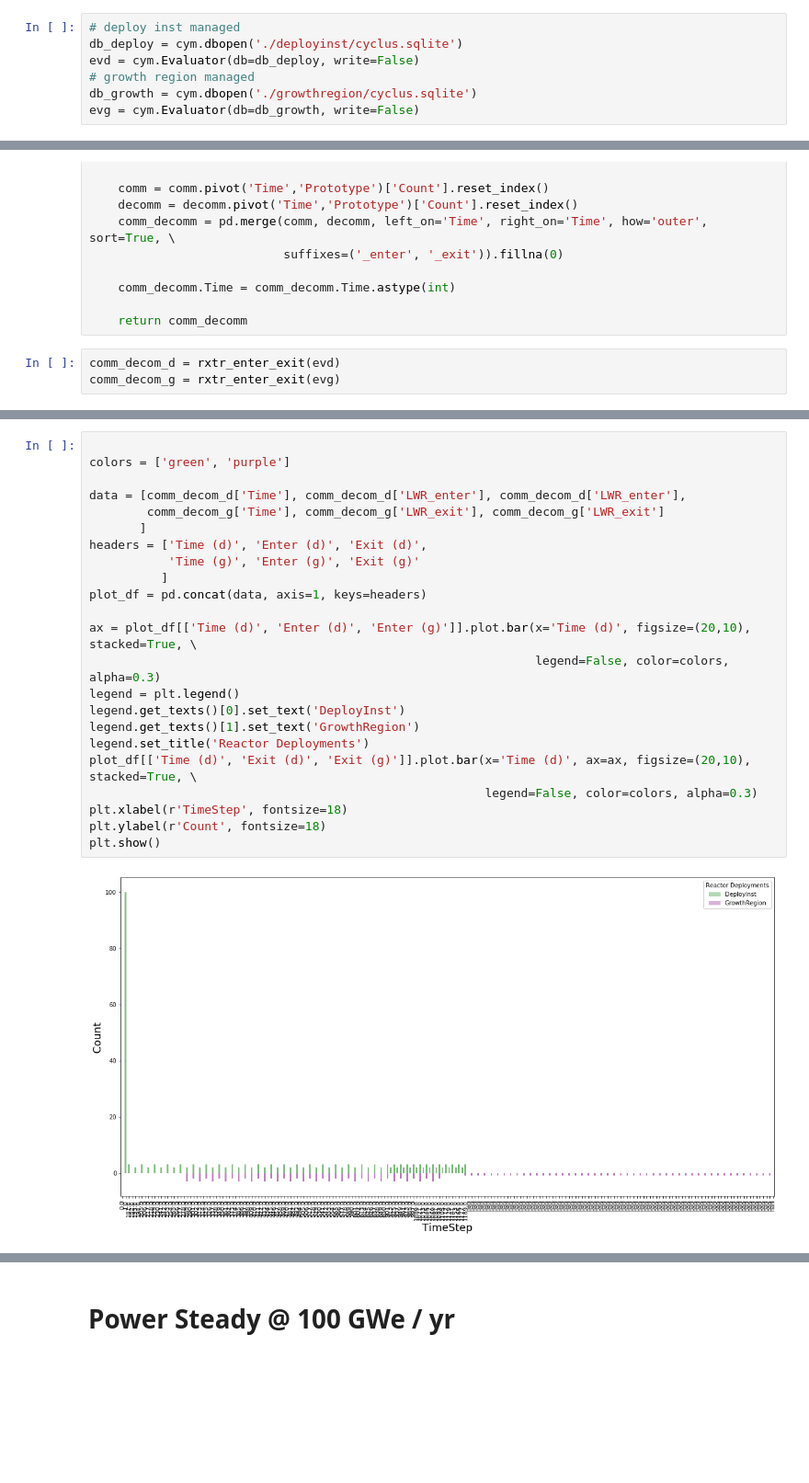
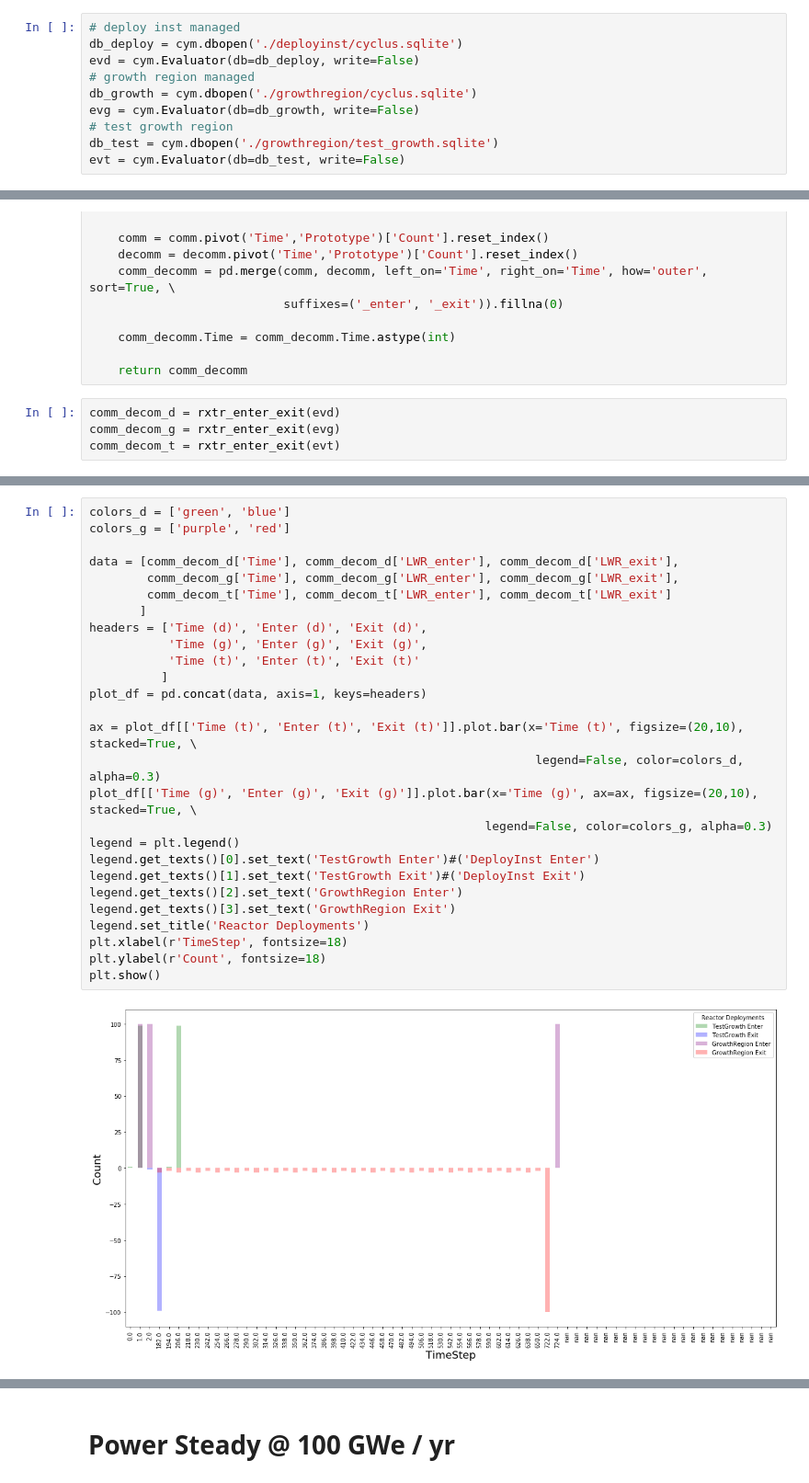
Before and after one commit to opotowsky/EG01_OPRA, a Jupyter notebook: testing_EG01.ipynb, the cells around one changed output, grey strips where cells are left out. Shown at 92% size. Drawn from its saved outputs; the diff is of its cells as text; blank space fills up the shorter version.

Commit message:
trying to understand growth region behavior....

```diff
--- a/testing_EG01.ipynb
+++ b/testing_EG01.ipynb
@@ -15,6 +15,9 @@ evd = cym.Evaluator(db=db_deploy, write=False)
 # growth region managed
 db_growth = cym.dbopen('./growthregion/cyclus.sqlite')
 evg = cym.Evaluator(db=db_growth, write=False)
+# test growth region
+db_test = cym.dbopen('./growthregion/test_growth.sqlite')
+evt = cym.Evaluator(db=db_test, write=False)
 # %% [markdown]
 # Difference in Mass Flows:
 
@@ -53,3 +60,4 @@ def rxtr_enter_exit(evaluator):
 # %%
 comm_decom_d = rxtr_enter_exit(evd)
 comm_decom_g = rxtr_enter_exit(evg)
+comm_decom_t = rxtr_enter_exit(evt)
@@ -63,28 +64,32 @@ Index(['Time', 'DU_Storage', 'Enrichment', 'LWR_enter', 'LWR_cooling',
 # %%
+colors_d = ['green', 'blue']
+colors_g = ['purple', 'red']
 
-colors = ['green', 'purple']
-
-data = [comm_decom_d['Time'], comm_decom_d['LWR_enter'], comm_decom_d['LWR_enter'],
-        comm_decom_g['Time'], comm_decom_g['LWR_exit'], comm_decom_g['LWR_exit']
+data = [comm_decom_d['Time'], comm_decom_d['LWR_enter'], comm_decom_d['LWR_exit'],
+        comm_decom_g['Time'], comm_decom_g['LWR_enter'], comm_decom_g['LWR_exit'],
+        comm_decom_t['Time'], comm_decom_t['LWR_enter'], comm_decom_t['LWR_exit']
        ]
 headers = ['Time (d)', 'Enter (d)', 'Exit (d)',
-           'Time (g)', 'Enter (g)', 'Exit (g)'
+           'Time (g)', 'Enter (g)', 'Exit (g)',
+           'Time (t)', 'Enter (t)', 'Exit (t)'
           ]
 plot_df = pd.concat(data, axis=1, keys=headers)
 
-ax = plot_df[['Time (d)', 'Enter (d)', 'Enter (g)']].plot.bar(x='Time (d)', figsize=(20,10), stacked=True, \
-                                                              legend=False, color=colors, alpha=0.3)
+ax = plot_df[['Time (t)', 'Enter (t)', 'Exit (t)']].plot.bar(x='Time (t)', figsize=(20,10), stacked=True, \
+                                                              legend=False, color=colors_d, alpha=0.3)
+plot_df[['Time (g)', 'Enter (g)', 'Exit (g)']].plot.bar(x='Time (g)', ax=ax, figsize=(20,10), stacked=True, \
+                                                       legend=False, color=colors_g, alpha=0.3)
 legend = plt.legend()
-legend.get_texts()[0].set_text('DeployInst')
-legend.get_texts()[1].set_text('GrowthRegion')
+legend.get_texts()[0].set_text('TestGrowth Enter')#('DeployInst Enter')
+legend.get_texts()[1].set_text('TestGrowth Exit')#('DeployInst Exit')
+legend.get_texts()[2].set_text('GrowthRegion Enter')
+legend.get_texts()[3].set_text('GrowthRegion Exit')
 legend.set_title('Reactor Deployments')
-plot_df[['Time (d)', 'Exit (d)', 'Exit (g)']].plot.bar(x='Time (d)', ax=ax, figsize=(20,10), stacked=True, \
-                                                       legend=False, color=colors, alpha=0.3)
 plt.xlabel(r'TimeStep', fontsize=18)
 plt.ylabel(r'Count', fontsize=18)
 plt.show()
 # %% [output]
-[figure, old version]
+[figure, new version]
 # %%
 plot_df[str('deploy') + '_total'] = comm_decom_d[str('LWR') + '_enter'].cumsum() + \
                                     comm_decom_d[str('LWR') + '_exit'].cumsum()
```
Also changed, not shown: parts of 7 cells of this notebook, 4 other files.
